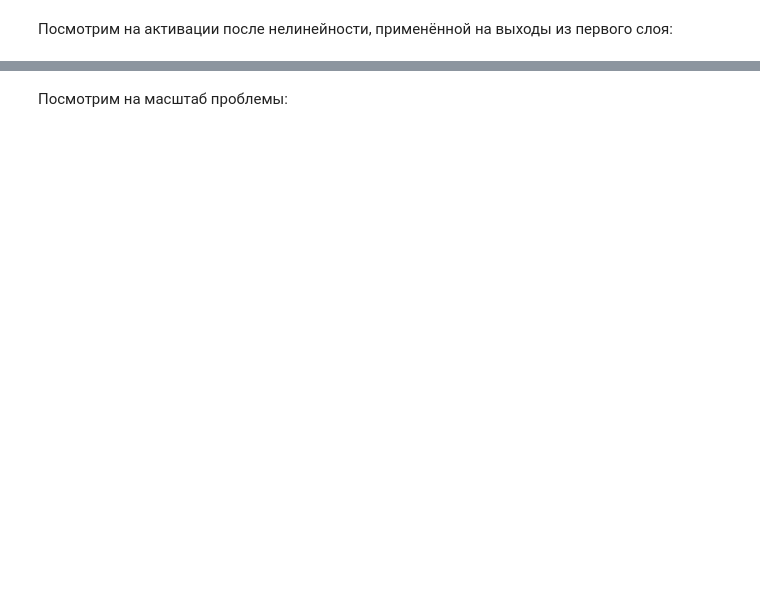
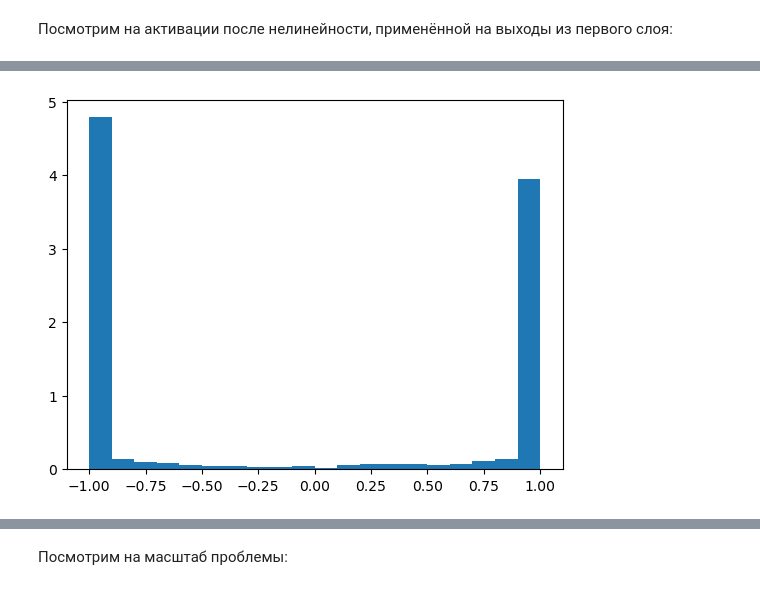
Before and after one commit to sevz9/people_detection, a Jupyter notebook: 03_initialization_batchnorm.ipynb, the cells around one changed output, grey strips where cells are left out. Cells and saved outputs as stored; diff of their text form; code cells hidden in the pictures; blank space fills up the shorter version.

```diff
--- a/03_initialization_batchnorm.ipynb
+++ b/03_initialization_batchnorm.ipynb
@@ -164,3 +217,9 @@ $$\frac{d(\tanh z)}{dz} = 1 - \tanh^2 z$$
+# %%
+import matplotlib.pyplot as plt
+plt.hist(h_act.flatten().tolist(), 20, density=True)
+plt.show()
+# %% [output]
+[figure, added]
 # %% [markdown]
 <!-- Это тот самый "vanishing gradient", о котором мы ещё услышим позже, когда будем говорить про рекуррентные сети -->
 # %% [markdown]
```
Also changed, not shown: parts of 23 cells of this notebook.
